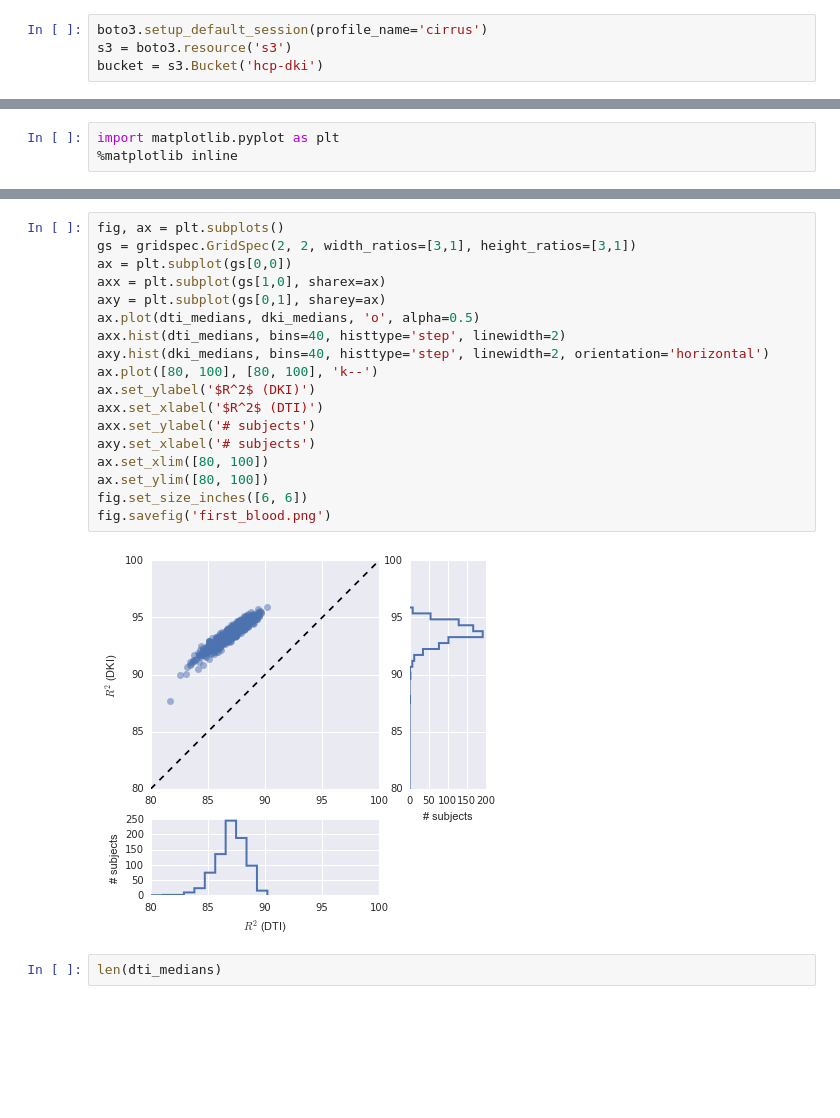
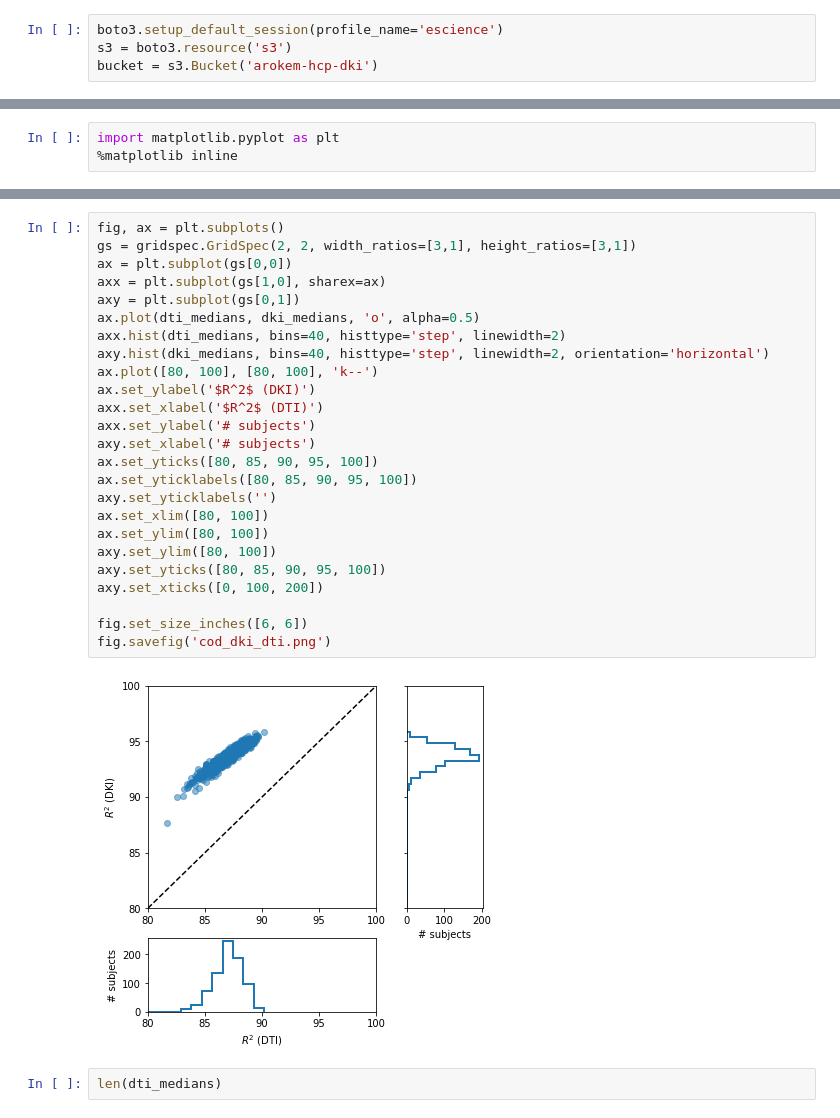
Before and after one commit to arokem/dki-accuracy-reliability, a Jupyter notebook: plot-cod.ipynb, the cells around one changed output, grey strips where cells are left out. Saved outputs shown, nothing was run; the diff lists cells and outputs as text; blank space fills up the shorter version.

```diff
--- a/plot-cod.ipynb
+++ b/plot-cod.ipynb
@@ -10,9 +10,9 @@ import nibabel as nib
 # %%
 subjects = [int(s) for s in np.loadtxt('./hcp900.txt')]
 # %%
-boto3.setup_default_session(profile_name='cirrus')
+boto3.setup_default_session(profile_name='escience')
 s3 = boto3.resource('s3')
-bucket = s3.Bucket('hcp-dki')
+bucket = s3.Bucket('arokem-hcp-dki')
 # %%
 import tempfile
 tempfile.TemporaryDirectory()
@@ -73,23 +77,30 @@ import matplotlib.pyplot as plt
 # %%
 fig, ax = plt.subplots()
 gs = gridspec.GridSpec(2, 2, width_ratios=[3,1], height_ratios=[3,1])
 ax = plt.subplot(gs[0,0])
 axx = plt.subplot(gs[1,0], sharex=ax)
-axy = plt.subplot(gs[0,1], sharey=ax)
+axy = plt.subplot(gs[0,1])
 ax.plot(dti_medians, dki_medians, 'o', alpha=0.5)
 axx.hist(dti_medians, bins=40, histtype='step', linewidth=2)
 axy.hist(dki_medians, bins=40, histtype='step', linewidth=2, orientation='horizontal')
 ax.plot([80, 100], [80, 100], 'k--')
 ax.set_ylabel('$R^2$ (DKI)')
 axx.set_xlabel('$R^2$ (DTI)')
 axx.set_ylabel('# subjects')
 axy.set_xlabel('# subjects')
+ax.set_yticks([80, 85, 90, 95, 100])
+ax.set_yticklabels([80, 85, 90, 95, 100])
+axy.set_yticklabels('')
 ax.set_xlim([80, 100])
 ax.set_ylim([80, 100])
+axy.set_ylim([80, 100])
+axy.set_yticks([80, 85, 90, 95, 100])
+axy.set_xticks([0, 100, 200])
+
 fig.set_size_inches([6, 6])
-fig.savefig('first_blood.png')
+fig.savefig('cod_dki_dti.png')
 # %% [output]
-[figure, old version]
+[figure, new version]
 # %%
 len(dti_medians)
 # %% [output]
```
Also changed, not shown: parts of 7 cells of this notebook, 1 other file.
